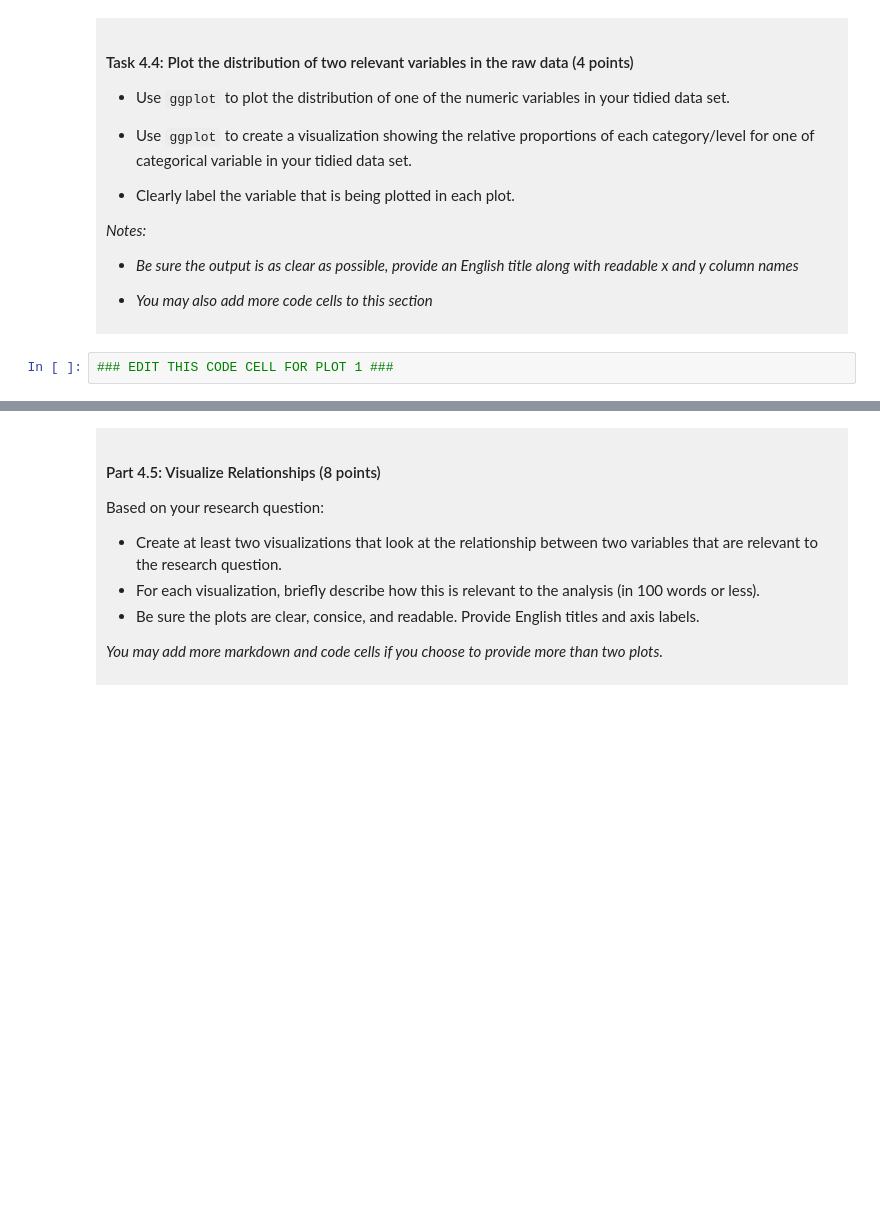
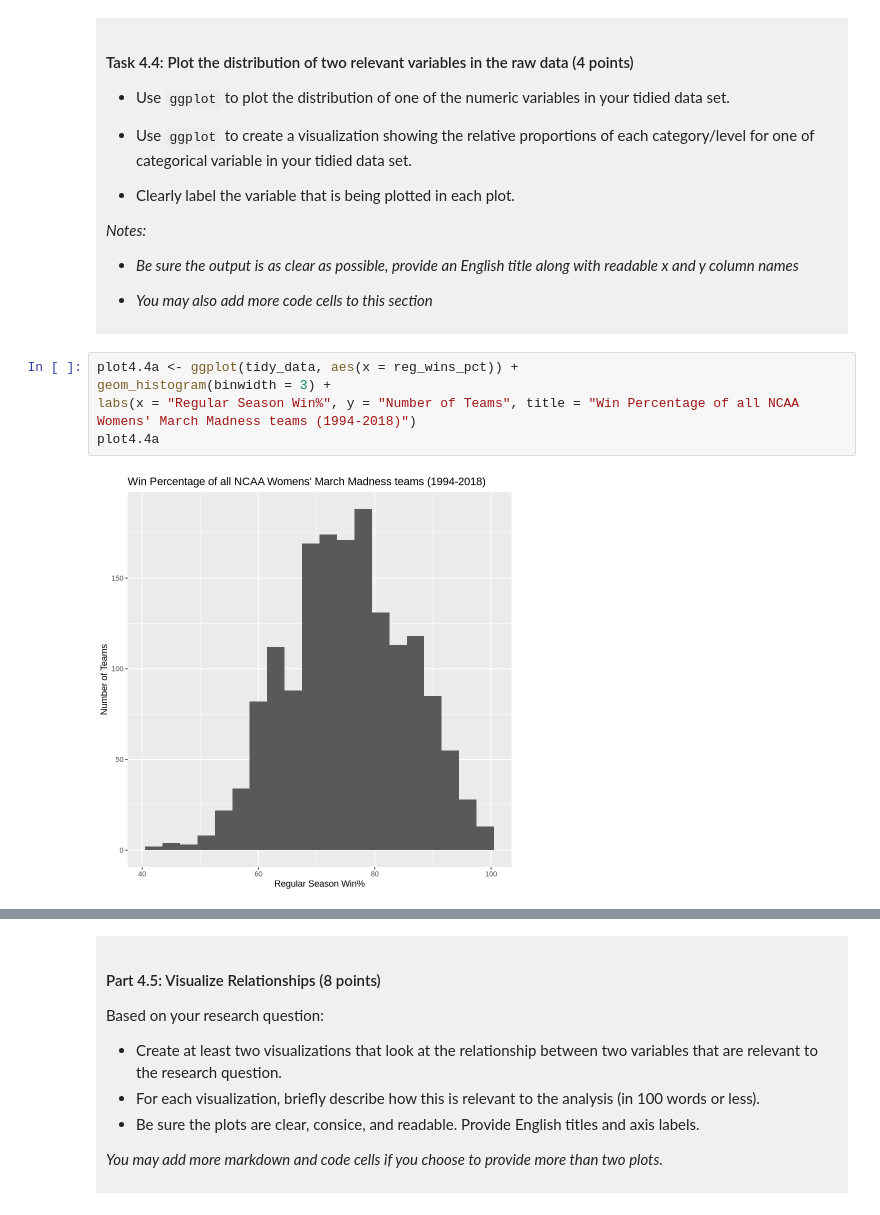
Before and after one commit to mclee13/dsci-100-project-matthew-lee, a Jupyter notebook: dsci-100-project-notebook.ipynb, the cells around one changed output, grey strips where cells are left out. Drawn from its saved outputs; the diff is of its cells as text; blank space fills up the shorter version.

```diff
--- a/dsci-100-project-notebook.ipynb
+++ b/dsci-100-project-notebook.ipynb
@@ -292,5 +336,10 @@ You will refine your research question (if needed) and produce a tidy data set.
 
 </div>
 # %%
-### EDIT THIS CODE CELL FOR PLOT 1 ###
+plot4.4a <- ggplot(tidy_data, aes(x = reg_wins_pct)) +
+geom_histogram(binwidth = 3) +
+labs(x = "Regular Season Win%", y = "Number of Teams", title = "Win Percentage of all NCAA Womens' March Madness teams (1994-2018)")
+plot4.4a
+# %% [output]
+[figure, added]
 # %%
```
Also changed, not shown: parts of 12 cells of this notebook.
